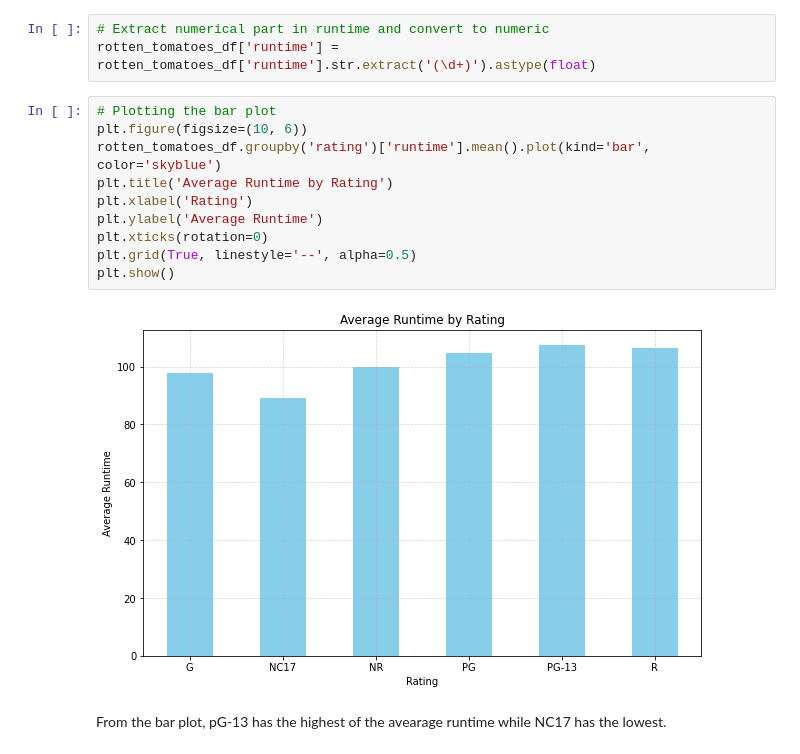
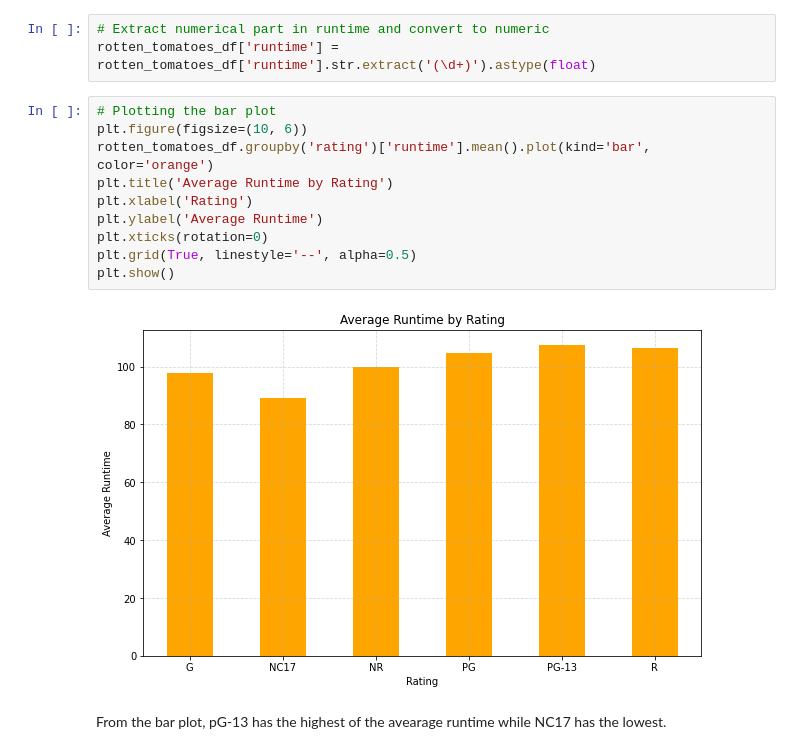
Before and after one commit to Iankip8/dsc-phase-1-project-v2-4, a Jupyter notebook: student.ipynb, the cells around one changed output. Cells and saved outputs as stored; diff of their text form.

```diff
--- a/student.ipynb
+++ b/student.ipynb
@@ -769,15 +803,15 @@ rotten_tomatoes_df['runtime'] = rotten_tomatoes_df['runtime'].str.extract('(\d+)
 # %%
 # Plotting the bar plot
 plt.figure(figsize=(10, 6))
-rotten_tomatoes_df.groupby('rating')['runtime'].mean().plot(kind='bar', color='skyblue')
+rotten_tomatoes_df.groupby('rating')['runtime'].mean().plot(kind='bar', color='orange')
 plt.title('Average Runtime by Rating')
 plt.xlabel('Rating')
 plt.ylabel('Average Runtime')
 plt.xticks(rotation=0)
 plt.grid(True, linestyle='--', alpha=0.5)
 plt.show()
 # %% [output]
-[figure, old version]
+[figure, new version]
 # %% [markdown]
 From the bar plot, pG-13 has the highest of the avearage runtime while NC17 has the lowest.
 # %%
```
Also changed, not shown: parts of 44 cells of this notebook.
